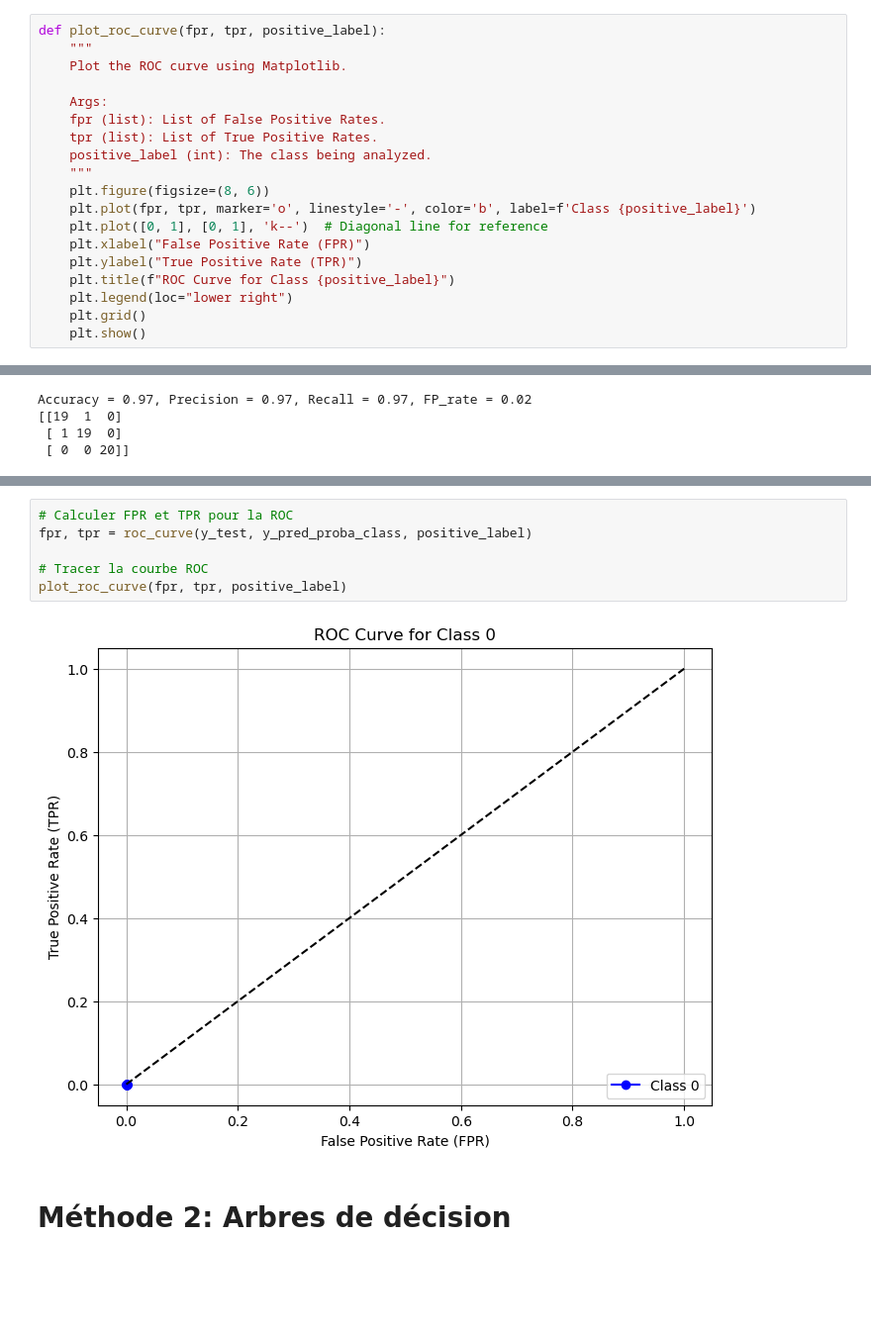
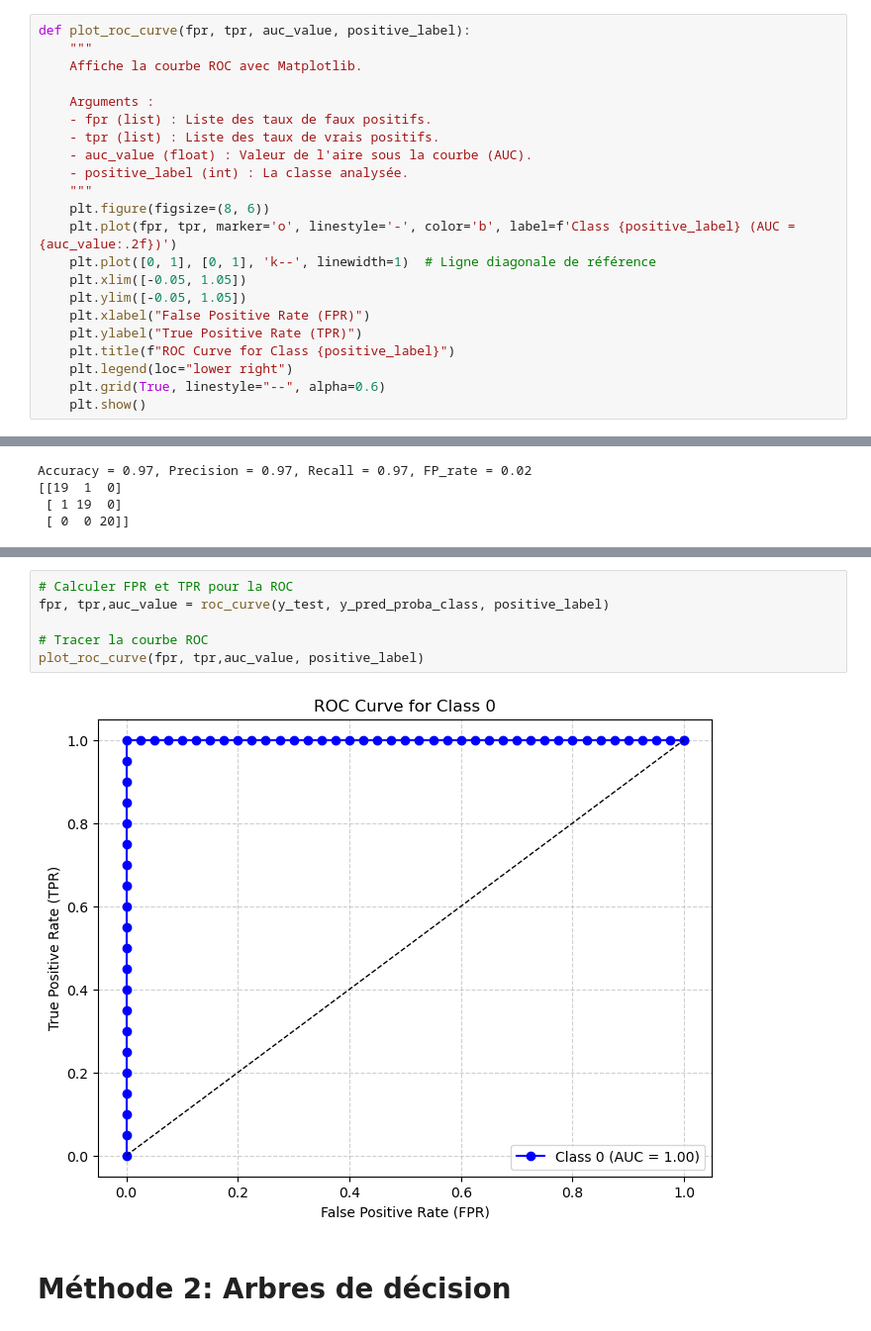
Before and after one commit to sarahmoussaoui/TP-Reseaux-de-Neurones, a Jupyter notebook: TP1/TP1_IRIS.ipynb, the cells around one changed output, grey strips where cells are left out. Shown: that part at 99% size. Drawn from its saved outputs; the diff is of its cells as text; blank space fills up the shorter version.

Commit message:
correctio de la courbe ROC

```diff
--- a/TP1/TP1_IRIS.ipynb
+++ b/TP1/TP1_IRIS.ipynb
@@ -537,23 +555,26 @@ def roc_curve(y_test, predicted_probabilities, positive_label):
 # %% [markdown]
 ##### affichage de la courbe
 # %%
-def plot_roc_curve(fpr, tpr, positive_label):
+def plot_roc_curve(fpr, tpr, auc_value, positive_label):
     """
-    Plot the ROC curve using Matplotlib.
+    Affiche la courbe ROC avec Matplotlib.
 
-    Args:
-    fpr (list): List of False Positive Rates.
-    tpr (list): List of True Positive Rates.
-    positive_label (int): The class being analyzed.
+    Arguments :
+    - fpr (list) : Liste des taux de faux positifs.
+    - tpr (list) : Liste des taux de vrais positifs.
+    - auc_value (float) : Valeur de l'aire sous la courbe (AUC).
+    - positive_label (int) : La classe analysée.
     """
     plt.figure(figsize=(8, 6))
-    plt.plot(fpr, tpr, marker='o', linestyle='-', color='b', label=f'Class {positive_label}')
-    plt.plot([0, 1], [0, 1], 'k--')  # Diagonal line for reference
+    plt.plot(fpr, tpr, marker='o', linestyle='-', color='b', label=f'Class {positive_label} (AUC = {auc_value:.2f})')
+    plt.plot([0, 1], [0, 1], 'k--', linewidth=1)  # Ligne diagonale de référence
+    plt.xlim([-0.05, 1.05])
+    plt.ylim([-0.05, 1.05])
     plt.xlabel("False Positive Rate (FPR)")
     plt.ylabel("True Positive Rate (TPR)")
     plt.title(f"ROC Curve for Class {positive_label}")
     plt.legend(loc="lower right")
-    plt.grid()
+    plt.grid(True, linestyle="--", alpha=0.6)
     plt.show()
 # %% [markdown]
 # Classification
@@ -744,11 +765,11 @@ print(y_pred_proba_class)
 # %%
 # Calculer FPR et TPR pour la ROC
-fpr, tpr = roc_curve(y_test, y_pred_proba_class, positive_label)
+fpr, tpr,auc_value = roc_curve(y_test, y_pred_proba_class, positive_label)
 
 # Tracer la courbe ROC
-plot_roc_curve(fpr, tpr, positive_label)
+plot_roc_curve(fpr, tpr,auc_value, positive_label)
 # %% [output]
-[figure, old version]
+[figure, new version]
 # %% [markdown]
 # Méthode 2: Arbres de décision
 # %%
```
Also changed, not shown: parts of 10 cells of this notebook.
